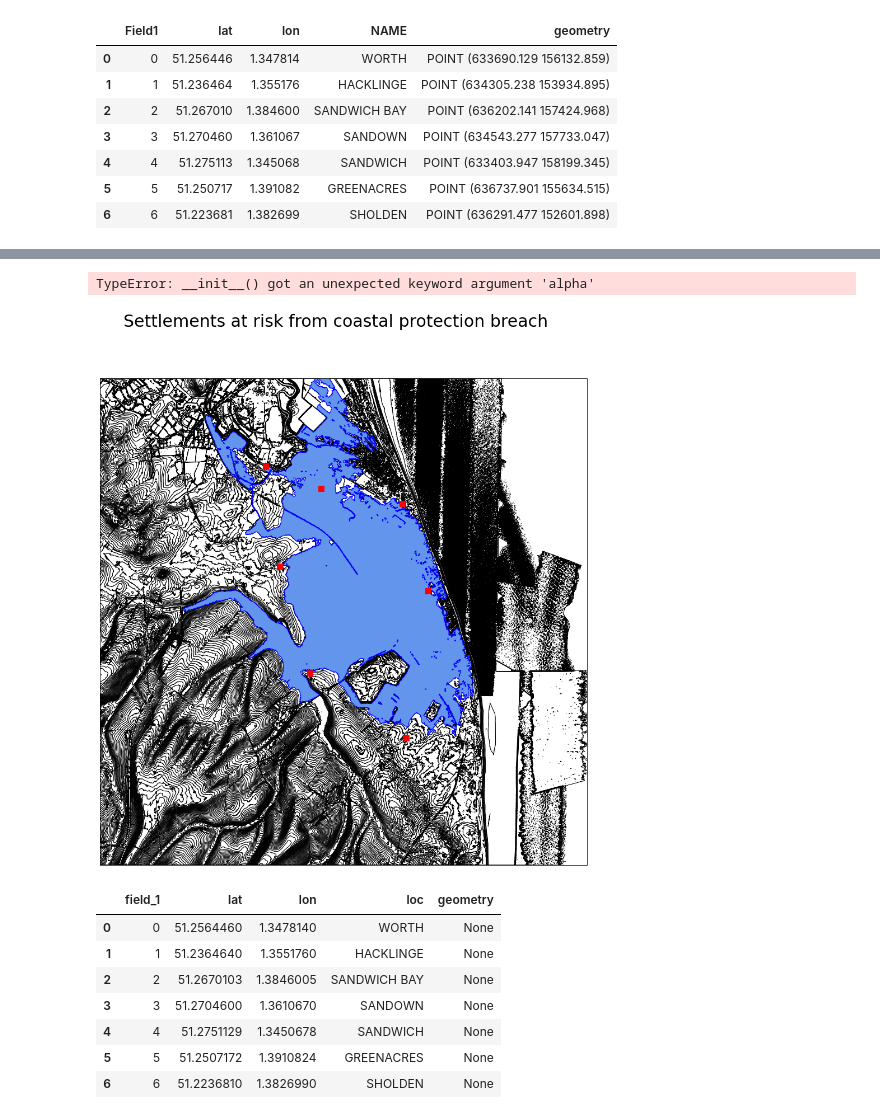
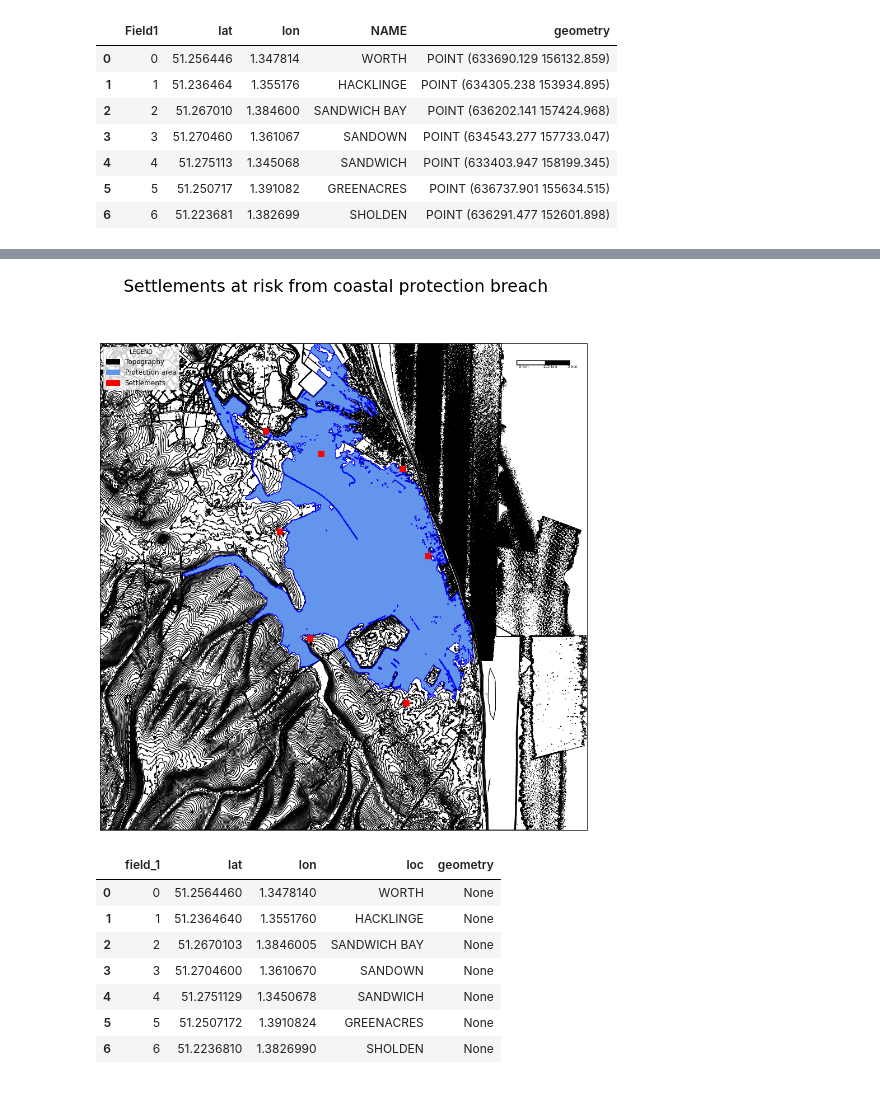
Before and after one commit to pjb41/PBridgesAssignment, a Jupyter notebook: Assign_workings.ipynb, the cells around one changed output, grey strips where cells are left out. Cells and saved outputs as stored; diff of their text form; code cells hidden in the pictures.

```diff
--- a/Assign_workings.ipynb
+++ b/Assign_workings.ipynb
@@ -121,38 +121,37 @@ inset_feature = mpatches.Patch(color='CornflowerBlue', label='Protection area')
 end_feature = mpatches.Patch(color='red', label='Settlements')
 
 # Plot the legend, here we have used a font size of 12 and just "LEGEND" for the title.
-plt.legend(handles=[top_feature, inset_feature, end_feature], fontsize=12, title="LEGEND", alpha = 0.2)
+plt.legend(handles=[top_feature, inset_feature, end_feature], fontsize=12, title="LEGEND")
 
 
 # Design a scale bar for a length of 5km to go in the top right corner of your map.
 def scale_bar(ax, location=(0.96, 0.96)):
     llx0, llx1, lly0, lly1 = ax.get_extent(ccrs.PlateCarree())
     sbllx = (llx1 + llx0) / 2
     sblly = lly0 + (lly1 - lly0) * location[1]
 
     tmc = ccrs.TransverseMercator(sbllx, sblly)
     x0, x1, y0, y1 = ax.get_extent(tmc)
     sbx = x0 + (x1 - x0) * location[0]
     sby = y0 + (y1 - y0) * location[1]
 
     plt.plot([sbx, sbx - 1000], [sby, sby], color='k', linewidth=9, transform=tmc)
     plt.plot([sbx, sbx - 500], [sby, sby], color='k', linewidth=6, transform=tmc)
     plt.plot([sbx-500, sbx - 1000], [sby, sby], color='w', linewidth=6, transform=tmc)
 
 # Change the numbering of your increments here.
     plt.text(sbx, sby-100, '5 km', transform=tmc, fontsize=7)
     plt.text(sbx-500, sby-100, '2.5 km', transform=tmc, fontsize=7)
     plt.text(sbx-1000, sby-100, '0 km', transform=tmc, fontsize=7)
 
 
 #Plot the scale bar
 scale_bar(ax)
 
 # Plot your map
 plt.show()
 # %% [output]
-TypeError: __init__() got an unexpected keyword argument 'alpha'
-[figure, old version]
+[figure, new version]
 # %%
 settlement
 # %% [output]
```
